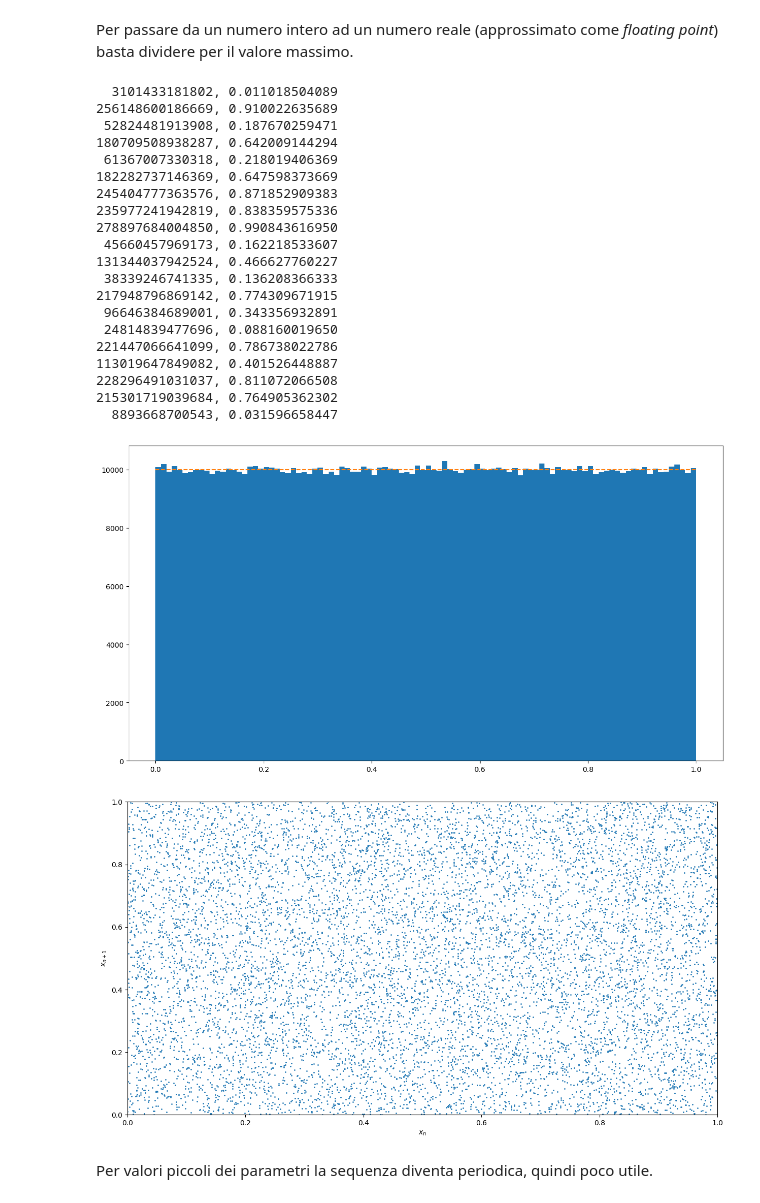
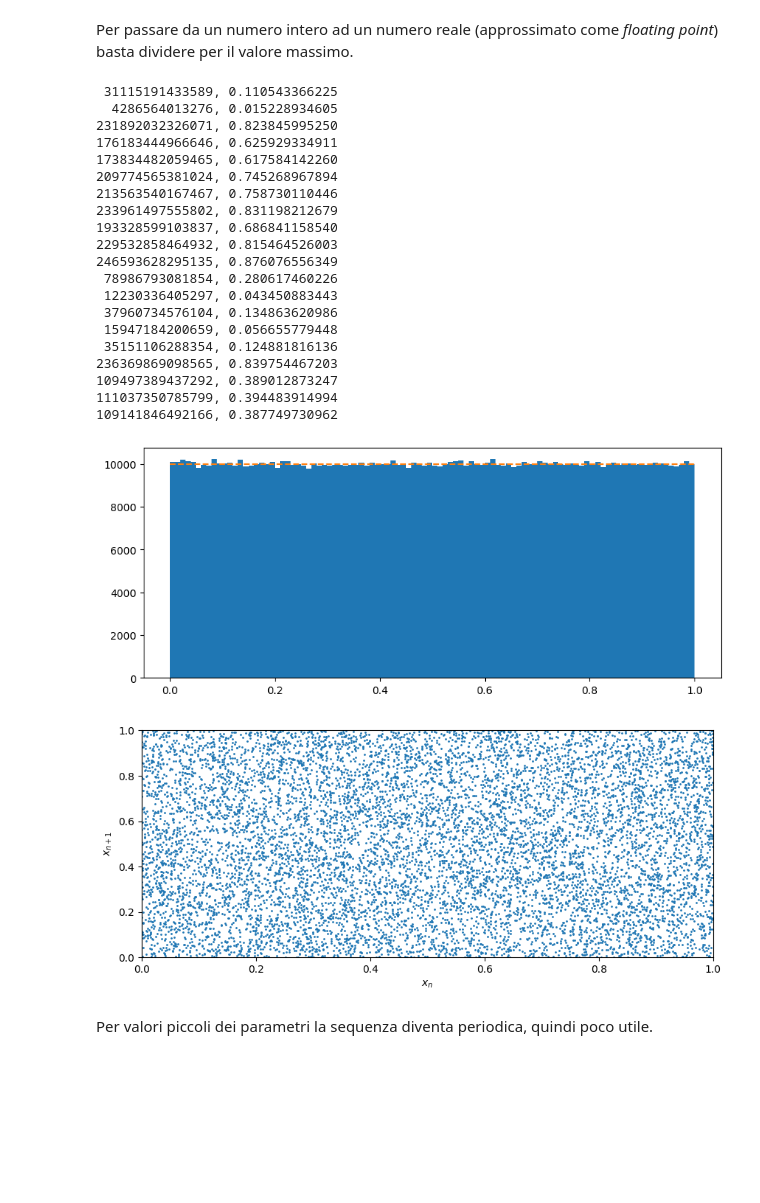
Before and after one commit to lucalista/analisi-dati-2024, a Jupyter notebook: 02.01.00__Generatori_di_numeri_pseudocasuali_nrand48.ipynb, the cells around one changed output. Cells and saved outputs as stored; diff of their text form; code cells hidden in the pictures; blank space fills up the shorter version.

```diff
--- a/02.01.00__Generatori_di_numeri_pseudocasuali_nrand48.ipynb
+++ b/02.01.00__Generatori_di_numeri_pseudocasuali_nrand48.ipynb
@@ -35,60 +36,60 @@ def rand48(x, a = 0x5DEECE66D, c = 0xB, m=max_rnd):
 # %% [markdown]
 Per passare da un numero intero ad un numero reale (approssimato come *floating point*) basta dividere per il valore massimo.
 # %%
-x = 123
+x = 1234
 for i in range(20):
     x = rand48(x)
     print('{rnd_int:15d}, {rnd_float:14.12f}'.format(rnd_int=x, rnd_float=x/max_rnd))
 # %% [output]
-  3101433181802, 0.011018504089
-256148600186669, 0.910022635689
- 52824481913908, 0.187670259471
-180709508938287, 0.642009144294
- 61367007330318, 0.218019406369
-182282737146369, 0.647598373669
-245404777363576, 0.871852909383
-235977241942819, 0.838359575336
-278897684004850, 0.990843616950
- 45660457969173, 0.162218533607
-131344037942524, 0.466627760227
- 38339246741335, 0.136208366333
-217948796869142, 0.774309671915
- 96646384689001, 0.343356932891
- 24814839477696, 0.088160019650
-221447066641099, 0.786738022786
-113019647849082, 0.401526448887
-228296491031037, 0.811072066508
-215301719039684, 0.764905362302
-  8893668700543, 0.031596658447
+ 31115191433589, 0.110543366225
+  4286564013276, 0.015228934605
+231892032326071, 0.823845995250
+176183444966646, 0.625929334911
+173834482059465, 0.617584142260
+209774565381024, 0.745268967894
+213563540167467, 0.758730110446
+233961497555802, 0.831198212679
+193328599103837, 0.686841158540
+229532858464932, 0.815464526003
+246593628295135, 0.876076556349
+ 78986793081854, 0.280617460226
+ 12230336405297, 0.043450883443
+ 37960734576104, 0.134863620986
+ 15947184200659, 0.056655779448
+ 35151106288354, 0.124881816136
+236369869098565, 0.839754467203
+109497389437292, 0.389012873247
+111037350785799, 0.394483914994
+109141846492166, 0.387749730962
 # %%
 import matplotlib.pyplot as plt
 # %%
 seq = []
-x = 123
+x = 1234
 num = 1000000
 for i in range(num):
     x = rand48(x)
     seq.append(x/max_rnd)
 # %%
 nbins = 100
-fig, ax = plt.subplots(figsize=(15, 8))
-n, bins, patches = ax.hist(seq, nbins, range=(0,1))
+fig, ax = plt.subplots(figsize=(10, 4))
+n, bins, patches = ax.hist(seq, nbins, range=(0, 1))
 avg = float(num)/nbins
-ax.plot((0,1),(avg, avg), '--')
+ax.plot((0, 1),(avg, avg), '--')
 plt.show()
 # %% [output]
-[figure, old version]
+[figure, new version]
 # %%
 def plot2d(a=0x5DEECE66D, c=0xB):
     px = []
     py = []
-    x = 123
+    x = 1234
     num = 10000
     for i in range(num):
         px.append(x/max_rnd)
         x = rand48(x, a, c)
         py.append(x/max_rnd)
-    fig, ax = plt.subplots(figsize=(15, 8))
+    fig, ax = plt.subplots(figsize=(10, 4))
     ax.set_xlabel(r'$x_{n}$')
     ax.set_ylabel(r'$x_{n+1}$')
     ax.set_ylim(0, 1)
@@ -96,7 +97,7 @@ def plot2d(a=0x5DEECE66D, c=0xB):
     ax.plot(px, py, marker=".", markersize=2, linestyle='')
 plot2d()
 # %% [output]
-[figure, old version]
+[figure, new version]
 # %% [markdown]
 Per valori piccoli dei parametri la sequenza diventa periodica, quindi poco utile.
 # %%
```
Also changed, not shown: parts of 4 cells of this notebook, 1 other file.
